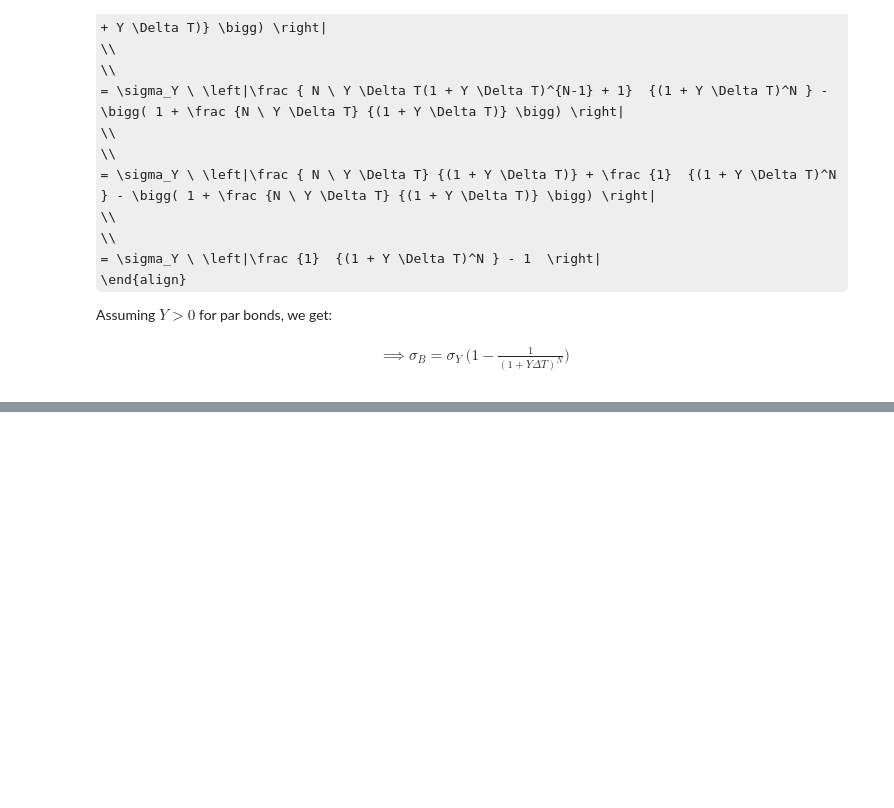
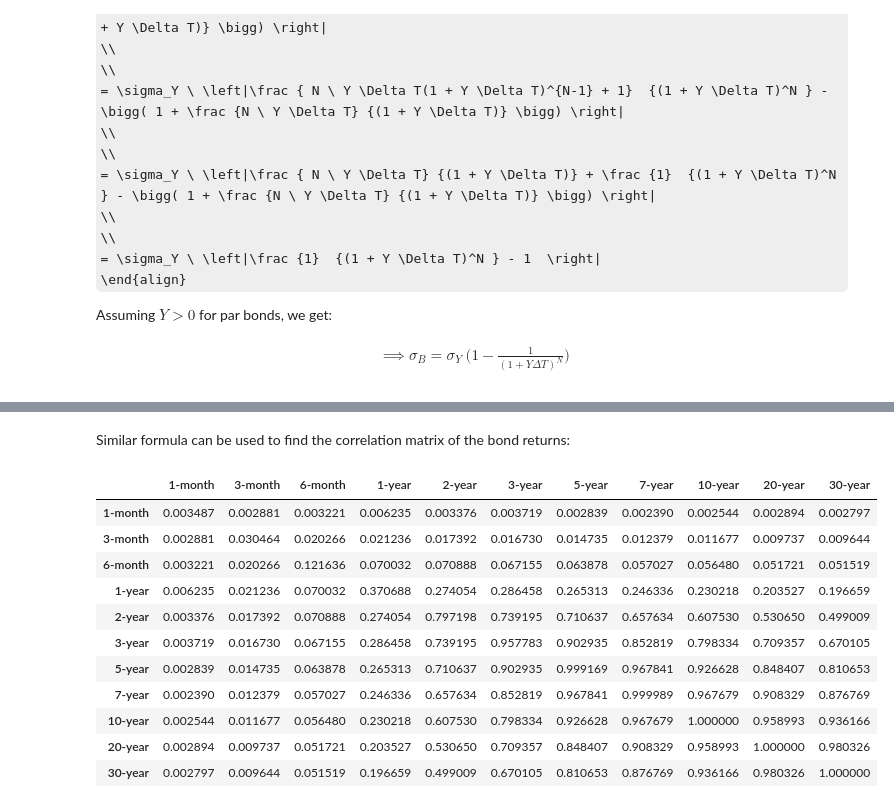
Before and after one commit to canelbiryol/Risk_Portfolio_Management, a Jupyter notebook: Homework2/Homework2.ipynb, the cells around one changed output, grey strips where cells are left out. Saved outputs shown, nothing was run; the diff lists cells and outputs as text; code cells hidden in the pictures; some formulas as TeX source; blank space fills up the shorter version.

```diff
--- a/Homework2/Homework2.ipynb
+++ b/Homework2/Homework2.ipynb
@@ -636,0 +544,19 @@ Assuming $Y > 0 $ for par bonds, we get:
+# %% [markdown]
+Similar formula can be used to find the correlation matrix of the bond returns:
+# %%
+corr_matrix_yields = df_change.corr()
+corr_matrix_bonds = np.multiply(corr_matrix_yields, K_K_t)
+corr_matrix_bonds
+# %% [output]
+|  | 1-month | 3-month | 6-month | 1-year | 2-year | 3-year | 5-year | 7-year | 10-year | 20-year | 30-year |
+| 1-month | 0.003487 | 0.002881 | 0.003221 | 0.006235 | 0.003376 | 0.003719 | 0.002839 | 0.002390 | 0.002544 | 0.002894 | 0.002797 |
+| 3-month | 0.002881 | 0.030464 | 0.020266 | 0.021236 | 0.017392 | 0.016730 | 0.014735 | 0.012379 | 0.011677 | 0.009737 | 0.009644 |
+| 6-month | 0.003221 | 0.020266 | 0.121636 | 0.070032 | 0.070888 | 0.067155 | 0.063878 | 0.057027 | 0.056480 | 0.051721 | 0.051519 |
+| 1-year | 0.006235 | 0.021236 | 0.070032 | 0.370688 | 0.274054 | 0.286458 | 0.265313 | 0.246336 | 0.230218 | 0.203527 | 0.196659 |
+| 2-year | 0.003376 | 0.017392 | 0.070888 | 0.274054 | 0.797198 | 0.739195 | 0.710637 | 0.657634 | 0.607530 | 0.530650 | 0.499009 |
+| 3-year | 0.003719 | 0.016730 | 0.067155 | 0.286458 | 0.739195 | 0.957783 | 0.902935 | 0.852819 | 0.798334 | 0.709357 | 0.670105 |
+| 5-year | 0.002839 | 0.014735 | 0.063878 | 0.265313 | 0.710637 | 0.902935 | 0.999169 | 0.967841 | 0.926628 | 0.848407 | 0.810653 |
+| 7-year | 0.002390 | 0.012379 | 0.057027 | 0.246336 | 0.657634 | 0.852819 | 0.967841 | 0.999989 | 0.967679 | 0.908329 | 0.876769 |
+| 10-year | 0.002544 | 0.011677 | 0.056480 | 0.230218 | 0.607530 | 0.798334 | 0.926628 | 0.967679 | 1.000000 | 0.958993 | 0.936166 |
+| 20-year | 0.002894 | 0.009737 | 0.051721 | 0.203527 | 0.530650 | 0.709357 | 0.848407 | 0.908329 | 0.958993 | 1.000000 | 0.980326 |
+| 30-year | 0.002797 | 0.009644 | 0.051519 | 0.196659 | 0.499009 | 0.670105 | 0.810653 | 0.876769 | 0.936166 | 0.980326 | 1.000000 |
```
Also changed, not shown: parts of 41 cells of this notebook.
